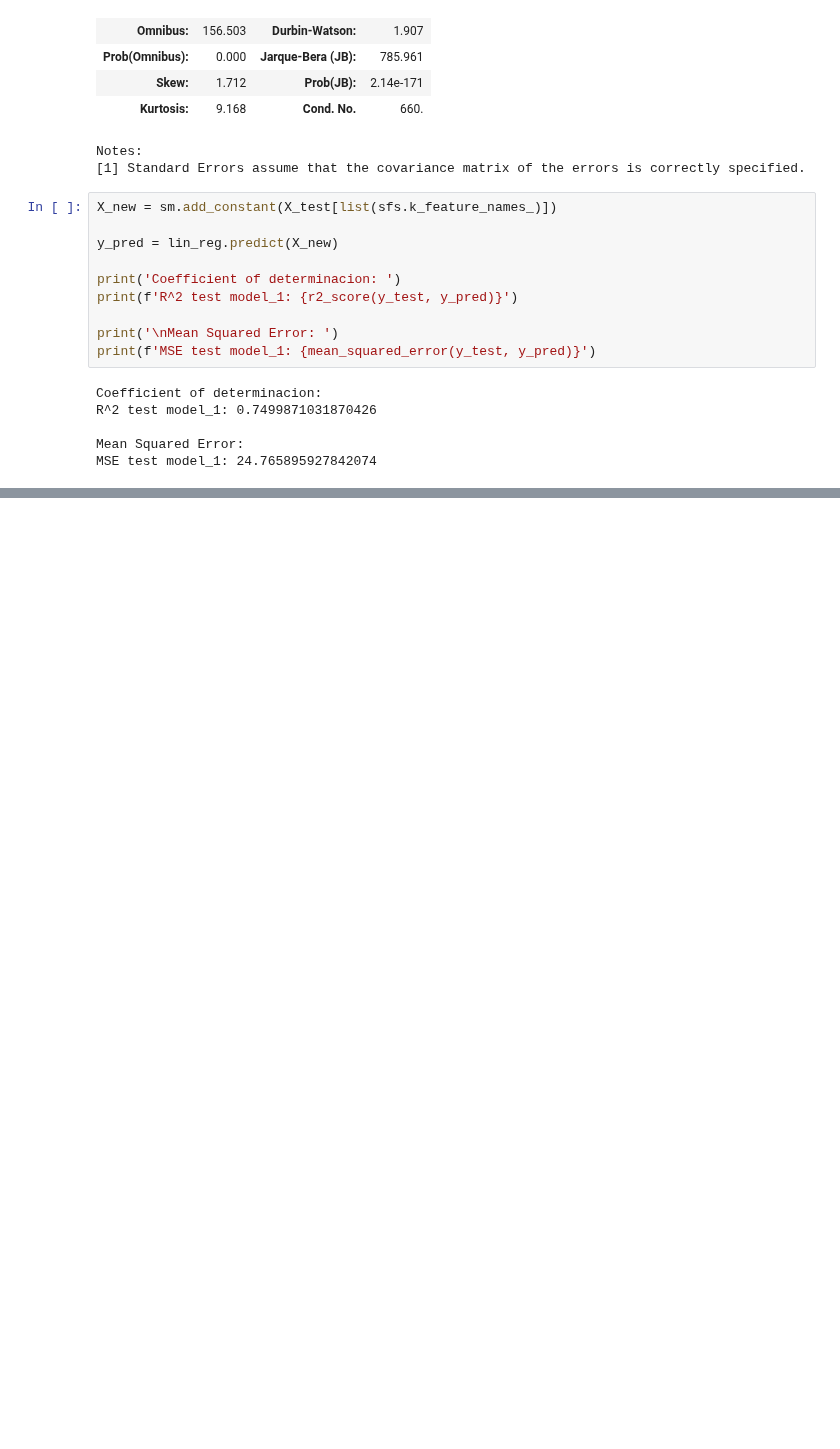
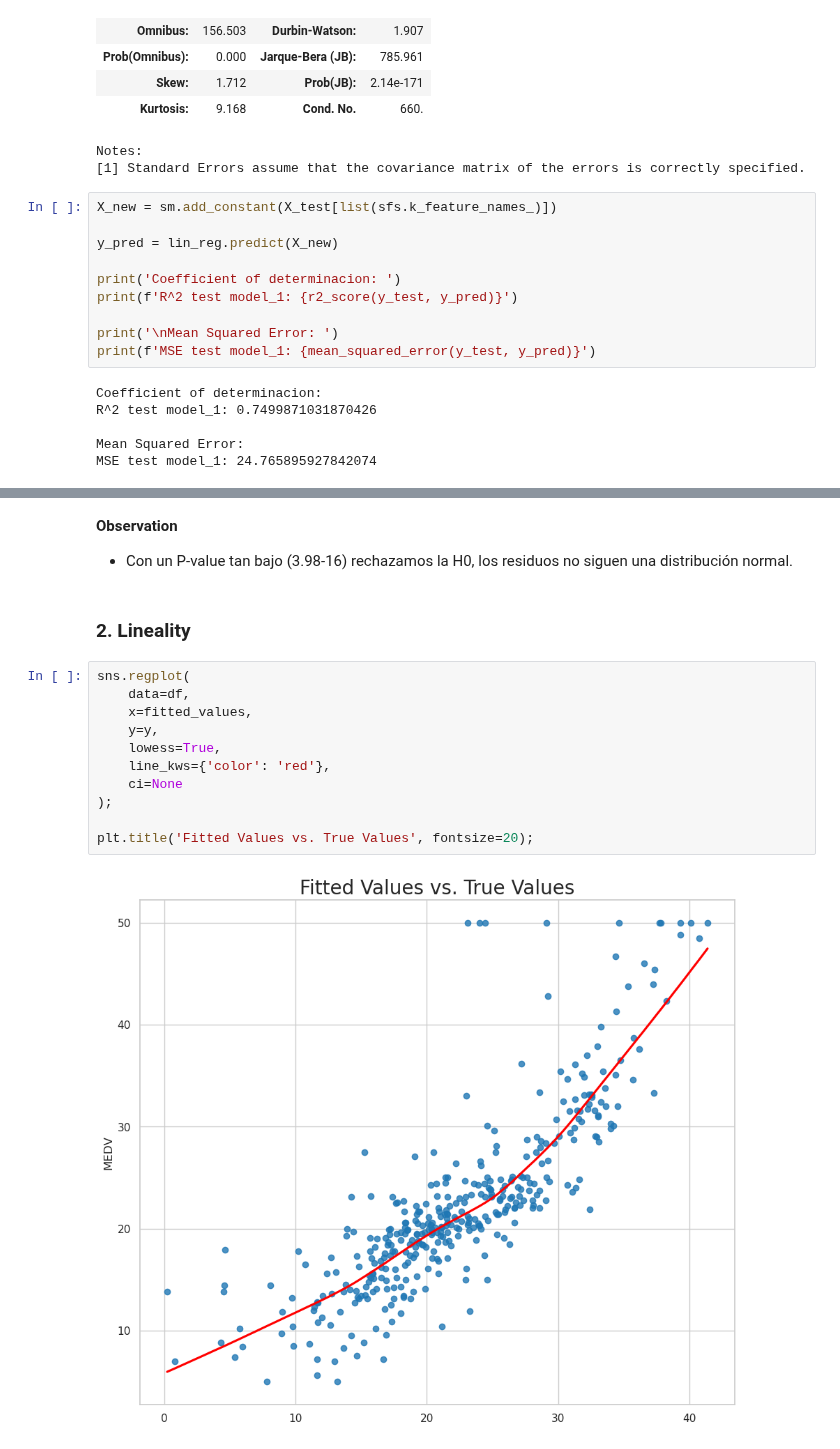
Before and after one commit to antonio-xrp/data-science-path, a Jupyter notebook: data_science_path/notebooks/linear-regression/0.2-regression-multiple-selector-backward.ipynb, the cells around one changed output, grey strips where cells are left out. Drawn from its saved outputs; the diff is of its cells as text; blank space fills up the shorter version.

```diff
--- a/data_science_path/notebooks/linear-regression/0.2-regression-multiple-selector-backward.ipynb
+++ b/data_science_path/notebooks/linear-regression/0.2-regression-multiple-selector-backward.ipynb
@@ -220,0 +245,18 @@ MSE test model_1: 24.765895927842074
+# %% [markdown]
+**Observation**
+- Con un P-value tan bajo (3.98-16) rechazamos la H0, los residuos no siguen una distribución normal.
+# %% [markdown]
+### 2. Lineality
+# %%
+sns.regplot(
+    data=df,
+    x=fitted_values,
+    y=y,
+    lowess=True,
+    line_kws={'color': 'red'},
+    ci=None
+);
+
+plt.title('Fitted Values vs. True Values', fontsize=20);
+# %% [output]
+[figure, added]
```
Also changed, not shown: parts of 42 cells of this notebook.
